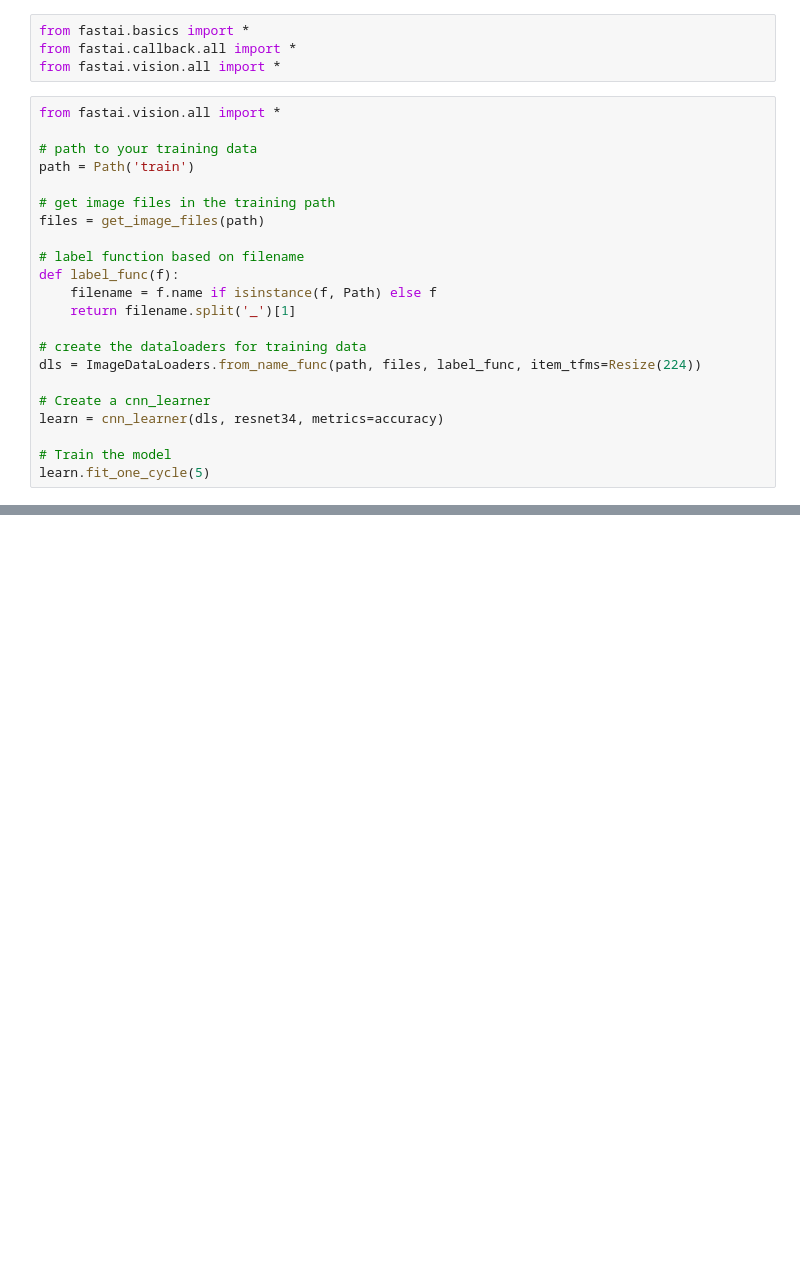
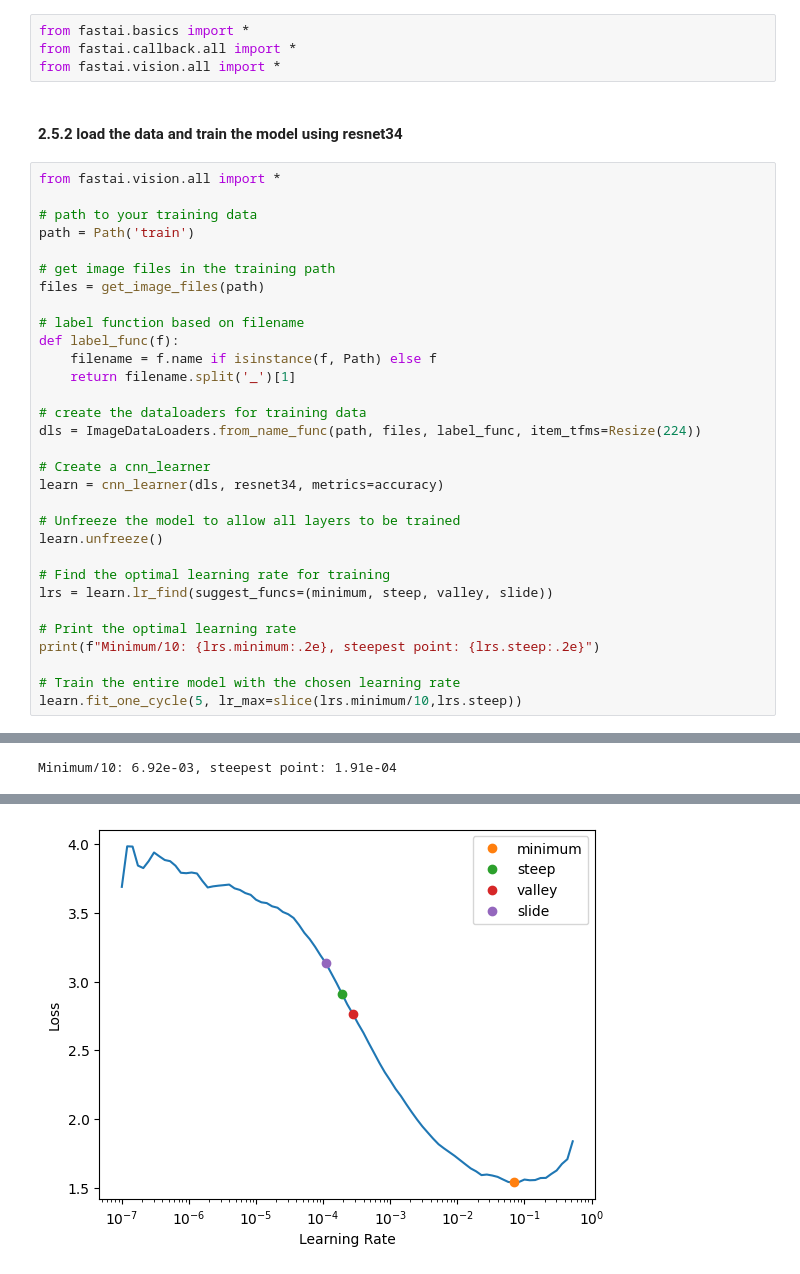
Before and after one commit to KarthikKaravatt/MPAssignment, a Jupyter notebook: Assignment.ipynb, the cells around one changed output, grey strips where cells are left out. Drawn from its saved outputs; the diff is of its cells as text; blank space fills up the shorter version.

```diff
--- a/Assignment.ipynb
+++ b/Assignment.ipynb
@@ -825,6 +825,8 @@ Class based accuracies:
 from fastai.basics import *
 from fastai.callback.all import *
 from fastai.vision.all import *
+# %% [markdown]
+#### 2.5.2 load the data and train the model using resnet34
 # %%
 from fastai.vision.all import *
 
@@ -845,7 +847,17 @@ dls = ImageDataLoaders.from_name_func(path, files, label_func, item_tfms=Resize(
 # Create a cnn_learner
 learn = cnn_learner(dls, resnet34, metrics=accuracy)
 
-# Train the model
-learn.fit_one_cycle(5)
+# Unfreeze the model to allow all layers to be trained
+learn.unfreeze()
+
+# Find the optimal learning rate for training
+lrs = learn.lr_find(suggest_funcs=(minimum, steep, valley, slide))
+
+# Print the optimal learning rate
+print(f"Minimum/10: {lrs.minimum:.2e}, steepest point: {lrs.steep:.2e}")
+
+# Train the entire model with the chosen learning rate
+learn.fit_one_cycle(5, lr_max=slice(lrs.minimum/10,lrs.steep))
 # %% [output]
 [interactive output not drawn]
+Minimum/10: 6.92e-03, steepest point: 1.91e-04
@@ -851,0 +865 @@ learn.fit_one_cycle(5)
+[figure, added]
```
Also changed, not shown: parts of 9 cells of this notebook.
